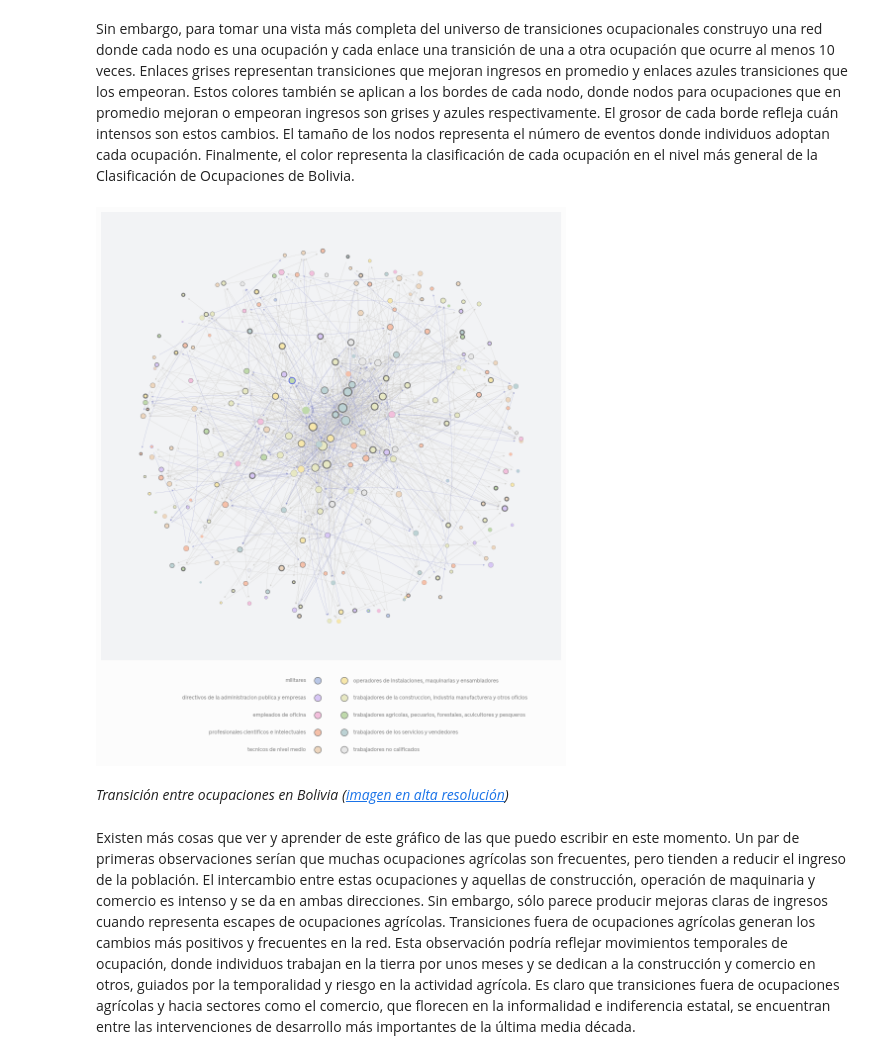
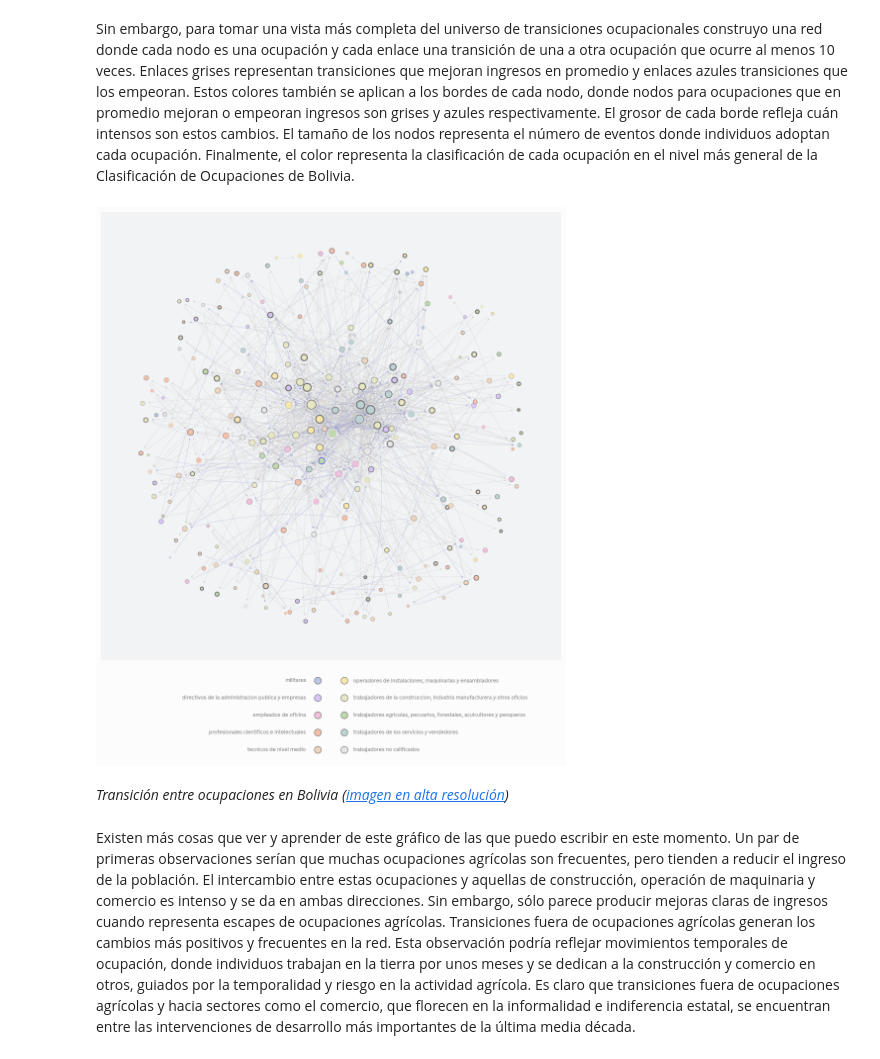
Before and after one commit to mauforonda/notas, a Jupyter notebook: transicion_entre_ocupaciones.ipynb, the cells around one changed output. Cells and saved outputs as stored; diff of their text form; code cells hidden in the pictures.

```diff
--- a/transicion_entre_ocupaciones.ipynb
+++ b/transicion_entre_ocupaciones.ipynb
@@ -57,6 +57,8 @@ def get_cob(pdf_filename):
 
     pdf = pdfplumber.open(pdf_filename)
     cob = {}
+    before_nombre = ''
+
     for i, page in enumerate(pdf.pages[29:43]):
 
         p = unicodedata.normalize(u'NFKD', page.extract_text()).encode('ascii', 'ignore').decode('utf8')
@@ -64,9 +66,22 @@ def get_cob(pdf_filename):
         rows = rows[[i + 1 for i, row in enumerate(rows) if 'DESCRIPCION' in row][0]:-1]
 
         for row in rows:
+
             codigo = re.findall('[0-9]+', row)[0]
-            nombre = re.findall('[A-Za-z][A-Za-z\s\/\;\,\.]+', row)[0].split('\n')[0].lower()
-            cob[codigo] = nombre
+            nombre = re.findall('[A-Za-z][A-Za-z\s\/\;\,\.\:\(\)\[\]\{\}\-\_]+', row)[0].lower()
+
+            if '\n' in nombre:
+
+                nombre_split = nombre.split('\n')
+                nombre = ' '.join([before_nombre, nombre_split[0]])
+                before_nombre = ' '.join(nombre_split[1:])
+
+            else:
+
+                nombre = ' '.join([before_nombre, nombre])
+                before_nombre = ''
+
+            cob[codigo] = nombre.strip()
 
     return cob
 
@@ -512,4 +535,5 @@ ocupaciones_reverse = reverse_cob()
 # %%
-display.display(display.Markdown('Estos eventos describen {} posibles transiciones entre pares de ocupaciones, que generan en promedio una ganancia correspondiente a {:.1%} de la ganancia en la anterior ocupación. Es fácil perderse en exploraciones sobre el universo de opciones laborales para diferentes tipos de personas. Por ejemplo, siguiendo el anterior ejemplo ¿cuáles son las transiciones más probables y rentables desde la ocupación de trabajadora del hogar?:'.format(len(mov), mov.delta.mean())))
-display.display(mov[(mov.ocupacion_base == 'trabajadoras del hogar') & (mov.muestra >= 20)].set_index('ocupacion')[['muestra', 'delta']].sort_values('delta', ascending=False).rename(columns={'muestra': 'Número de eventos', 'delta': 'Ganancia actual como % de la ganancia en la anterior ocupación'}))
+oc = 'trabajadoras del hogar'
+display.display(display.Markdown('Estos eventos describen {} posibles transiciones entre pares de ocupaciones, que generan en promedio una ganancia correspondiente a {:.1%} de la ganancia en la anterior ocupación. Es fácil perderse en exploraciones sobre el universo de opciones laborales para diferentes tipos de personas. Por ejemplo, siguiendo el anterior ejemplo ¿cuáles son las transiciones más probables y rentables desde la ocupación de {}?:'.format(len(mov), mov.delta.mean(), oc)))
+ocupacion_sample(oc)
 # %% [output]
@@ -576,41 +608,41 @@ def plot_graph(mov, ocupaciones_reverse):
     f.set_facecolor(background)
 
     g2 = nx.from_pandas_edgelist(mov[(mov.muestra >= 10)].rename(columns={'muestra': 'weight'}), 'ocupacion_base', 'ocupacion', ['weight', 'delta'], create_using=nx.DiGraph())
-    pos = nx.spring_layout(g2, k=1.3, iterations=30)
+    pos = nx.spring_layout(g2, k=1.2, iterations=30)
 
     nodes = g2.nodes()
     node_size = [muestras_destino[n] for n in nodes]
     node_color = [ocupaciones_colores[ocupaciones_reverse[n]] for n in nodes]
     nodeline_color = [nodeline_colors[ delta_size[n] > 0 ] for n in nodes]
     nodeline_width = [abs(delta_size[n]) * 1.5 for n in nodes]
     nx.draw_networkx_nodes(g2, pos, nodelist=nodes, node_size=node_size, node_color=node_color, ax=ax, edgecolors=nodeline_color, linewidths=nodeline_width)
 
     edges_positive = [(u ,v) for u,v,e in g2.edges(data=True) if e['delta'] >= 1]
     edges_negative = [(u ,v) for u,v,e in g2.edges(data=True) if e['delta'] < 1]
 
     for edges, direction in zip([edges_positive, edges_negative], [True, False]):
 
         pos_i = {**{u:pos[u] for (u,v) in edges}, **{v:pos[v] for (u,v) in edges}}
         nx.draw_networkx_edges(g2, pos_i, edgelist=edges, alpha=.8, width=.3, ax=ax, edge_color=edgeline_colors[direction], arrowsize=5, connectionstyle="arc3,rad=0.1")
 
     for ocupaciones_group, esquina, x, ha, xlim  in zip([list(ocupaciones_colores.keys())[:5], list(ocupaciones_colores.keys())[5:]], [.457, .46], [.4, 1.6], ['right', 'left'], [(0,3), (-2,2)]):
 
         cax = f.add_axes([esquina, -.045, .1, .15])
         cax.scatter(x=len(ocupaciones_group) * [1], y=range(5),  color=[ocupaciones_colores[oc] for oc in ocupaciones_group], s=100, linewidth=.8, edgecolor=linecolor)
         cax.set_xlim(xlim)
         cax.set_ylim(4.65,-.5)
         for oc, position in zip(ocupaciones_group, range(5)):
             cax.annotate('\n'.join(wrap(oc, 100)), xy=(x, position), xycoords='data', ha=ha, va='center', fontsize=8, color=linecolor, alpha=.8)
         cax.set_axis_off()
 
     filename = 'plots/transicion_ocupaciones.png'
     f.savefig(filename, bbox_inches='tight', pad_inches=.4, dpi=200)
     plt.show()
     display.display(display.Markdown('<p class="caption"> <em>Transición entre ocupaciones en Bolivia (<a href="https://github.com/mauforonda/notas/raw/main/{}">imagen en alta resolución</a>) </em> </p>'.format(filename)))
 
 plot_graph(mov, ocupaciones_reverse)
 # %% [output]
-[figure, old version]
+[figure, new version]
 <p class="caption"> <em>Transición entre ocupaciones en Bolivia (<a href="https://github.com/mauforonda/notas/raw/main/plots/transicion_ocupaciones.png">imagen en alta resolución</a>) </em> </p>
 # %% [markdown]
 Existen más cosas que ver y aprender de este gráfico de las que puedo escribir en este momento. Un par de primeras observaciones serían que muchas ocupaciones agrícolas son frecuentes, pero tienden a reducir el ingreso de la población. El intercambio entre estas ocupaciones y aquellas de construcción, operación de maquinaria y comercio es intenso y se da en ambas direcciones. Sin embargo, sólo parece producir mejoras claras de ingresos cuando representa escapes de ocupaciones agrícolas. Transiciones fuera de ocupaciones agrícolas generan los cambios más positivos y frecuentes en la red. Esta observación podría reflejar movimientos temporales de ocupación, donde individuos trabajan en la tierra por unos meses y se dedican a la construcción y comercio en otros, guiados por la temporalidad y riesgo en la actividad agrícola. Es claro que transiciones fuera de ocupaciones agrícolas y hacia sectores como el comercio, que florecen en la informalidad e indiferencia estatal, se encuentran entre las intervenciones de desarrollo más importantes de la última media década.
```
Also changed, not shown: parts of 4 cells of this notebook, 2 other files.
